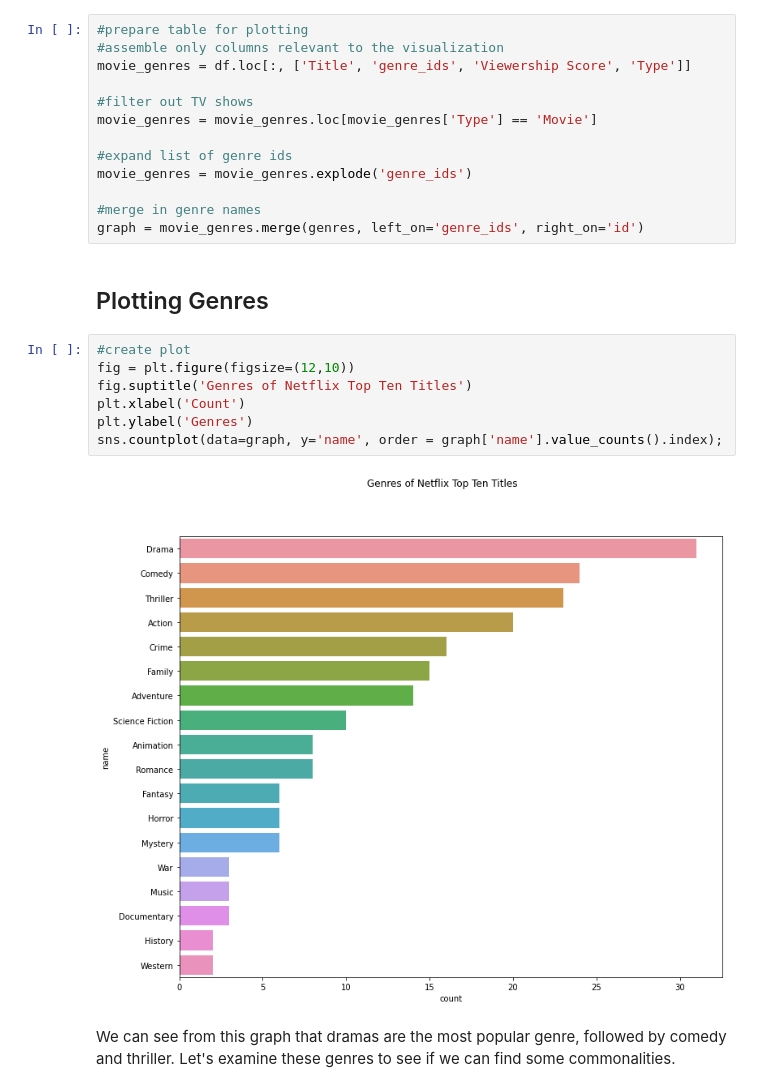
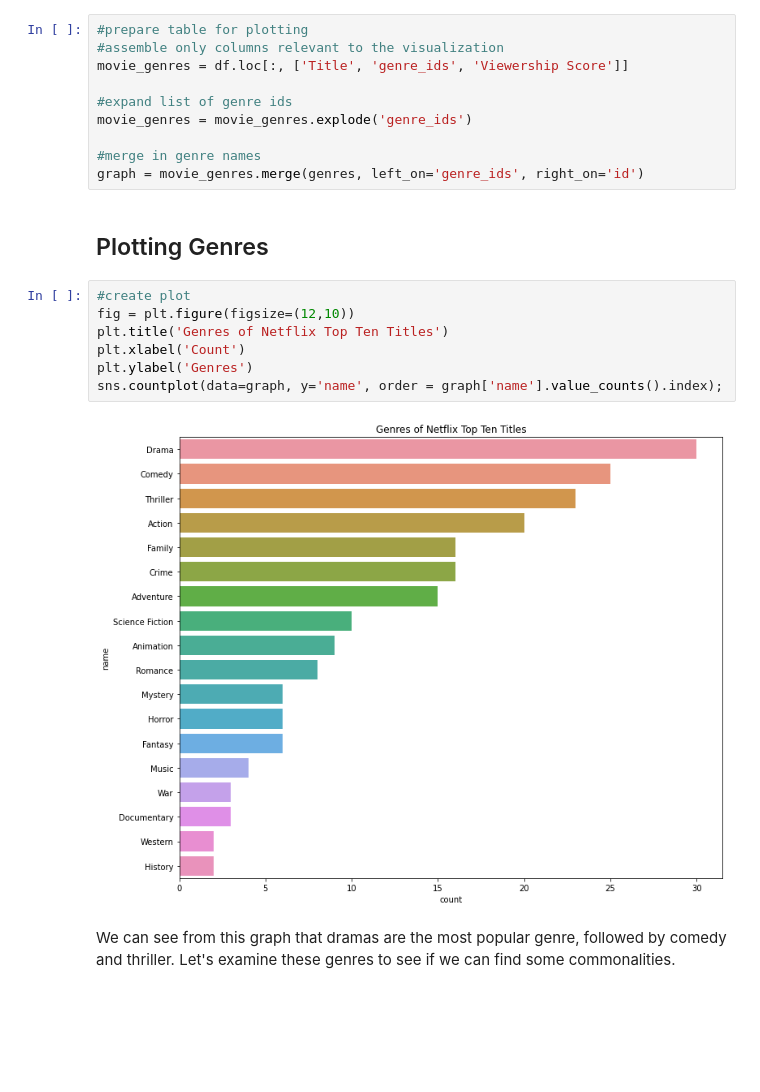
Before and after one commit to zelda4669/movie-data-analysis, a Jupyter notebook: Netflix Top Ten.ipynb, the cells around one changed output. Saved outputs shown, nothing was run; the diff lists cells and outputs as text; blank space fills up the shorter version.

```diff
--- a/Netflix Top Ten.ipynb
+++ b/Netflix Top Ten.ipynb
@@ -17,10 +27,7 @@ genres = pd.read_csv('data/edited data/tmdb genres.csv')
 # %%
 #prepare table for plotting
 #assemble only columns relevant to the visualization
-movie_genres = df.loc[:, ['Title', 'genre_ids', 'Viewership Score', 'Type']]
-
-#filter out TV shows
-movie_genres = movie_genres.loc[movie_genres['Type'] == 'Movie']
+movie_genres = df.loc[:, ['Title', 'genre_ids', 'Viewership Score']]
 
 #expand list of genre ids
 movie_genres = movie_genres.explode('genre_ids')
@@ -32,12 +39,12 @@ graph = movie_genres.merge(genres, left_on='genre_ids', right_on='id')
 # %%
 #create plot
 fig = plt.figure(figsize=(12,10))
-fig.suptitle('Genres of Netflix Top Ten Titles')
+plt.title('Genres of Netflix Top Ten Titles')
 plt.xlabel('Count')
 plt.ylabel('Genres')
 sns.countplot(data=graph, y='name', order = graph['name'].value_counts().index);
 # %% [output]
-[figure, old version]
+[figure, new version]
 # %% [markdown]
 We can see from this graph that dramas are the most popular genre, followed by comedy and thriller. Let's examine these genres to see if we can find some commonalities.
 # %% [markdown]
```
Also changed, not shown: parts of 16 cells of this notebook, 6 other files.
